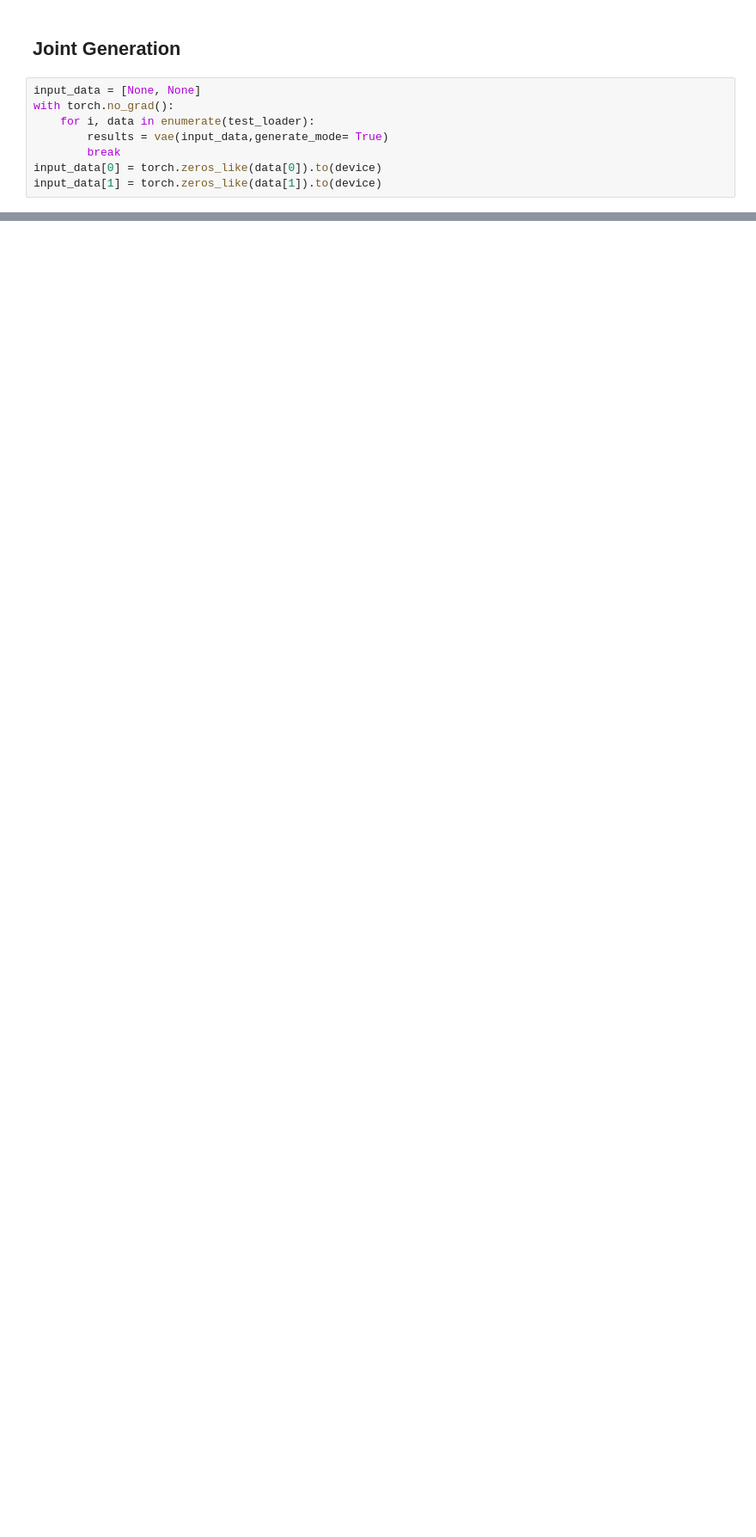
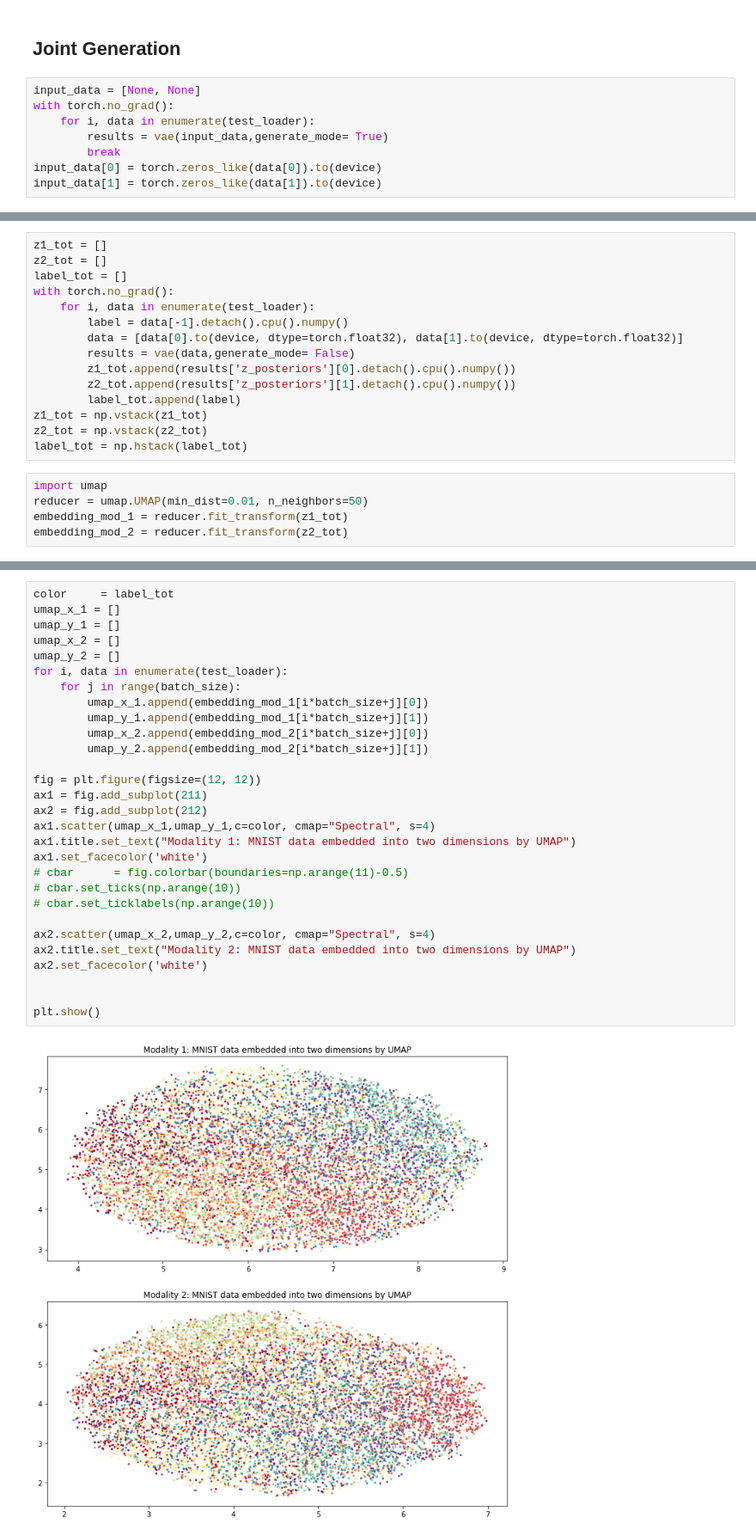
Before and after one commit to achintzeus1994/conditional_pixel_vae, a Jupyter notebook: POISE_achint/experiments/MNIST_MNIST.ipynb, the cells around one changed output, grey strips where cells are left out. Shown at 86% size. Drawn from its saved outputs; the diff is of its cells as text; blank space fills up the shorter version.

```diff
--- a/POISE_achint/experiments/MNIST_MNIST.ipynb
+++ b/POISE_achint/experiments/MNIST_MNIST.ipynb
@@ -108,0 +149,20 @@ plotting(vae, input_data,a)
+# %%
+z1_tot = []
+z2_tot = []
+label_tot = []
+with torch.no_grad():
+    for i, data in enumerate(test_loader):
+        label = data[-1].detach().cpu().numpy()
+        data = [data[0].to(device, dtype=torch.float32), data[1].to(device, dtype=torch.float32)]
+        results = vae(data,generate_mode= False)
+        z1_tot.append(results['z_posteriors'][0].detach().cpu().numpy())
+        z2_tot.append(results['z_posteriors'][1].detach().cpu().numpy())
+        label_tot.append(label)
+z1_tot = np.vstack(z1_tot)
+z2_tot = np.vstack(z2_tot)
+label_tot = np.hstack(label_tot)
+# %%
+import umap
+reducer = umap.UMAP(min_dist=0.01, n_neighbors=50)
+embedding_mod_1 = reducer.fit_transform(z1_tot)
+embedding_mod_2 = reducer.fit_transform(z2_tot)
@@ -108,0 +173,31 @@ plotting(vae, input_data,a)
+# %%
+color     = label_tot
+umap_x_1 = []
+umap_y_1 = []
+umap_x_2 = []
+umap_y_2 = []
+for i, data in enumerate(test_loader):
+    for j in range(batch_size):
+        umap_x_1.append(embedding_mod_1[i*batch_size+j][0])
+        umap_y_1.append(embedding_mod_1[i*batch_size+j][1])
+        umap_x_2.append(embedding_mod_2[i*batch_size+j][0])
+        umap_y_2.append(embedding_mod_2[i*batch_size+j][1])
+
+fig = plt.figure(figsize=(12, 12))
+ax1 = fig.add_subplot(211)
+ax2 = fig.add_subplot(212)
+ax1.scatter(umap_x_1,umap_y_1,c=color, cmap="Spectral", s=4)
+ax1.title.set_text("Modality 1: MNIST data embedded into two dimensions by UMAP")
+ax1.set_facecolor('white')
+# cbar      = fig.colorbar(boundaries=np.arange(11)-0.5)
+# cbar.set_ticks(np.arange(10))
+# cbar.set_ticklabels(np.arange(10))
+
+ax2.scatter(umap_x_2,umap_y_2,c=color, cmap="Spectral", s=4)
+ax2.title.set_text("Modality 2: MNIST data embedded into two dimensions by UMAP")
+ax2.set_facecolor('white')
+
+
+plt.show()
+# %% [output]
+[figure, added]
```
Also changed, not shown: parts of 18 cells of this notebook, 8 other files.
